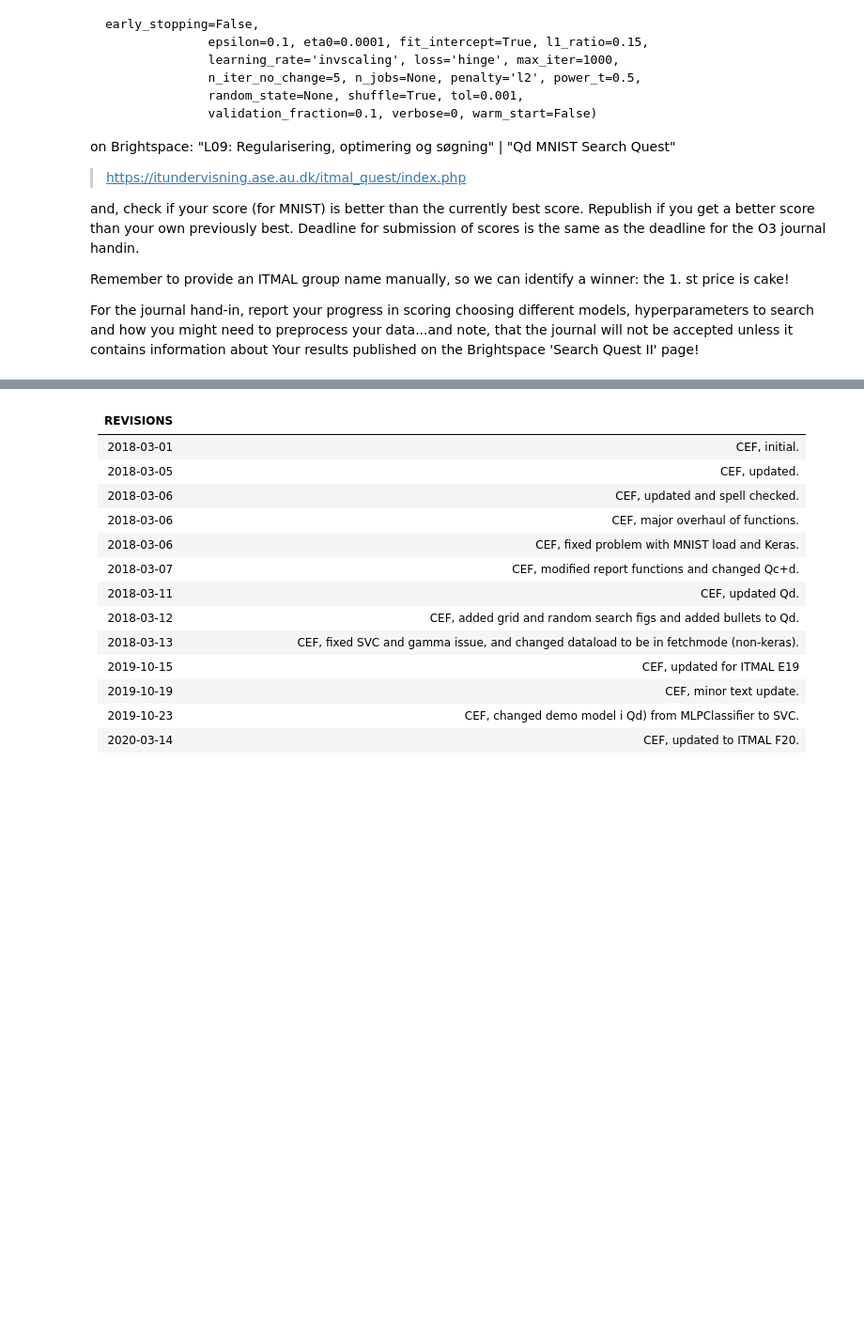
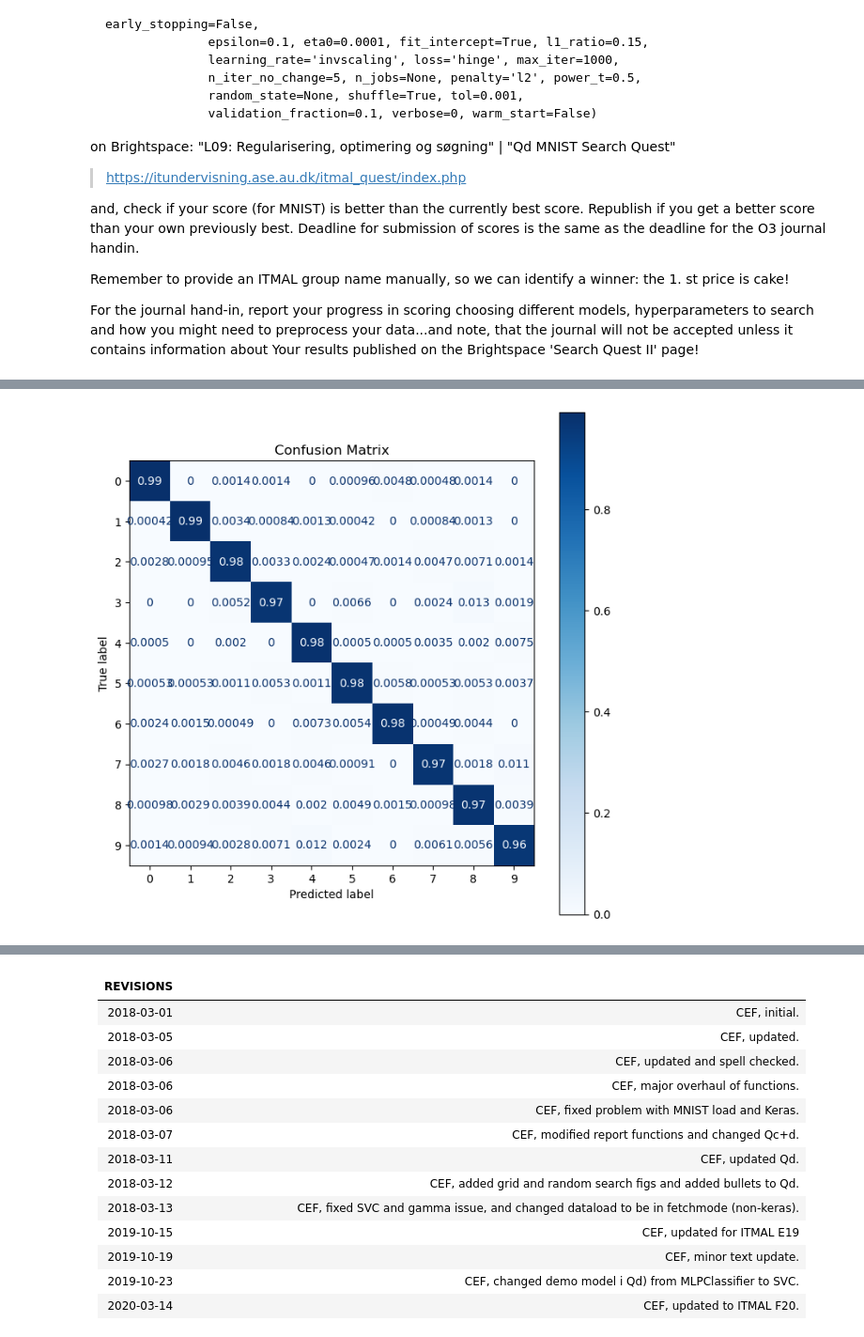
Before and after one commit to MadsSoeborg/MAL_30, a Jupyter notebook: O3/gridsearch.ipynb, the cells around one changed output, grey strips where cells are left out. Shown at 94% size. Cells and saved outputs as stored; diff of their text form; code cells hidden in the pictures; blank space fills up the shorter version.

Commit message:
Best model so far

```diff
--- a/O3/gridsearch.ipynb
+++ b/O3/gridsearch.ipynb
@@ -515,0 +448,98 @@ best: dat=mnist, score=0.97731, model=Pipeline(svm__C=0.10465133152078548,svm__d
+# %%
+import numpy as np
+from sklearn.svm import SVC
+from sklearn.pipeline import Pipeline
+from sklearn.preprocessing import StandardScaler
+from sklearn.decomposition import PCA
+from sklearn.metrics import classification_report, accuracy_score, f1_score
+from time import time
+from sklearn.model_selection import GridSearchCV
+
+print("--- Performing Exhaustive GridSearchCV around best SVM parameters ---")
+
+# Best Parameters Found Previously
+center_params = {
+    'C': 0.001169364844344011,
+    'degree': 3,
+    'gamma': 0.08696451105631693,
+    'kernel': 'poly',
+    'pca_n_components': 0.95
+}
+
+# Small grid centered around the best values found by RandomizedSearch
+param_grid = {
+    'svm__C': [0.0009, center_params['C'], 0.0014, 0.0017],
+    'svm__gamma': [0.075, center_params['gamma'], 0.095]
+}
+print("Parameter grid for GridSearchCV:")
+print(param_grid)
+
+# Load Data
+X_train, X_test, y_train, y_test = LoadAndSetupData('mnist', test_size=0.3)
+print("\nData loaded.")
+print(f"X_train shape: {X_train.shape}, y_train shape: {y_train.shape}")
+print(f"X_test shape: {X_test.shape}, y_test shape: {y_test.shape}")
+
+# Define the base pipeline structure
+pipeline_for_grid = Pipeline([
+    ('scaler', StandardScaler()),
+    ('pca', PCA(n_components=center_params['pca_n_components'], random_state=42)),
+    ('svm', SVC(
+        kernel=center_params['kernel'],
+        degree=center_params['degree'],
+        max_iter=-1,
+        random_state=42,
+        probability=False
+    ))
+])
+
+print("\nBase pipeline defined:")
+print(pipeline_for_grid)
+
+# Instantiate GridSearchCV
+grid_search = GridSearchCV(
+    estimator=pipeline_for_grid,
+    param_grid=param_grid,
+    scoring='f1_micro',
+    cv=3,
+    n_jobs=-1,
+    verbose=2
+)
+
+# Train using GridSearchCV
+print("\nStarting GridSearchCV...")
+start_time = time()
+grid_search.fit(X_train, y_train)
+grid_search_time = time() - start_time
+print(f"\nGridSearchCV completed in {grid_search_time:.2f} seconds.")
+
+# Report GridSearch Results
+print("\n--- GridSearchCV Results ---")
+print(f"Best F1 Score (micro) found during CV: {grid_search.best_score_:.5f}")
+print("Best parameters found:")
+best_params_found = grid_search.best_params_
+print(best_params_found)
+
+# Evaluate Best Model from GridSearch on Test Set
+print("\nEvaluating the best model found by GridSearchCV on the test set...")
+y_pred = grid_search.predict(X_test)
+
+accuracy = accuracy_score(y_test, y_pred)
+f1_micro = f1_score(y_test, y_pred, average='micro')
+f1_weighted = f1_score(y_test, y_pred, average='weighted')
+
+print(f"\n--- Final Test Set Evaluation ---")
+print(f"Accuracy: {accuracy:.5f}")
+print(f"F1 Score (micro): {f1_micro:.5f}")
+print(f"F1 Score (weighted): {f1_weighted:.5f}")
+
+print("\nClassification Report:")
+print(classification_report(y_test, y_pred))
+
+print("\nBest Estimator's Pipeline Structure:")
+# Access the actual best pipeline configuration
+print(grid_search.best_estimator_)
+
+# FullReport
+FullReport(grid_search, X_test, y_test, grid_search_time, plot_confusion=True)
+# %% [output]
@@ -515,0 +563 @@ best: dat=mnist, score=0.97731, model=Pipeline(svm__C=0.10465133152078548,svm__d
+[figure, added]
```
Also changed, not shown: parts of 2 cells of this notebook.
